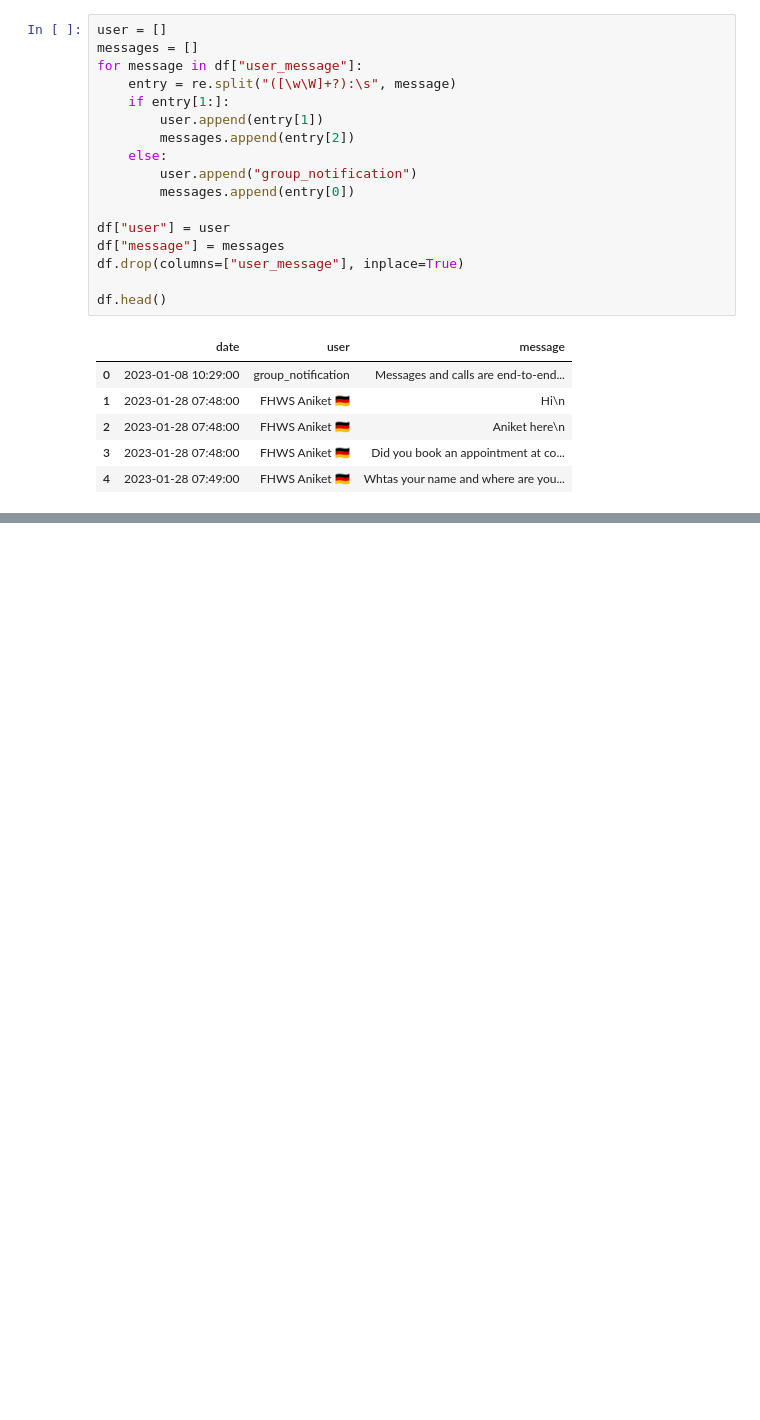
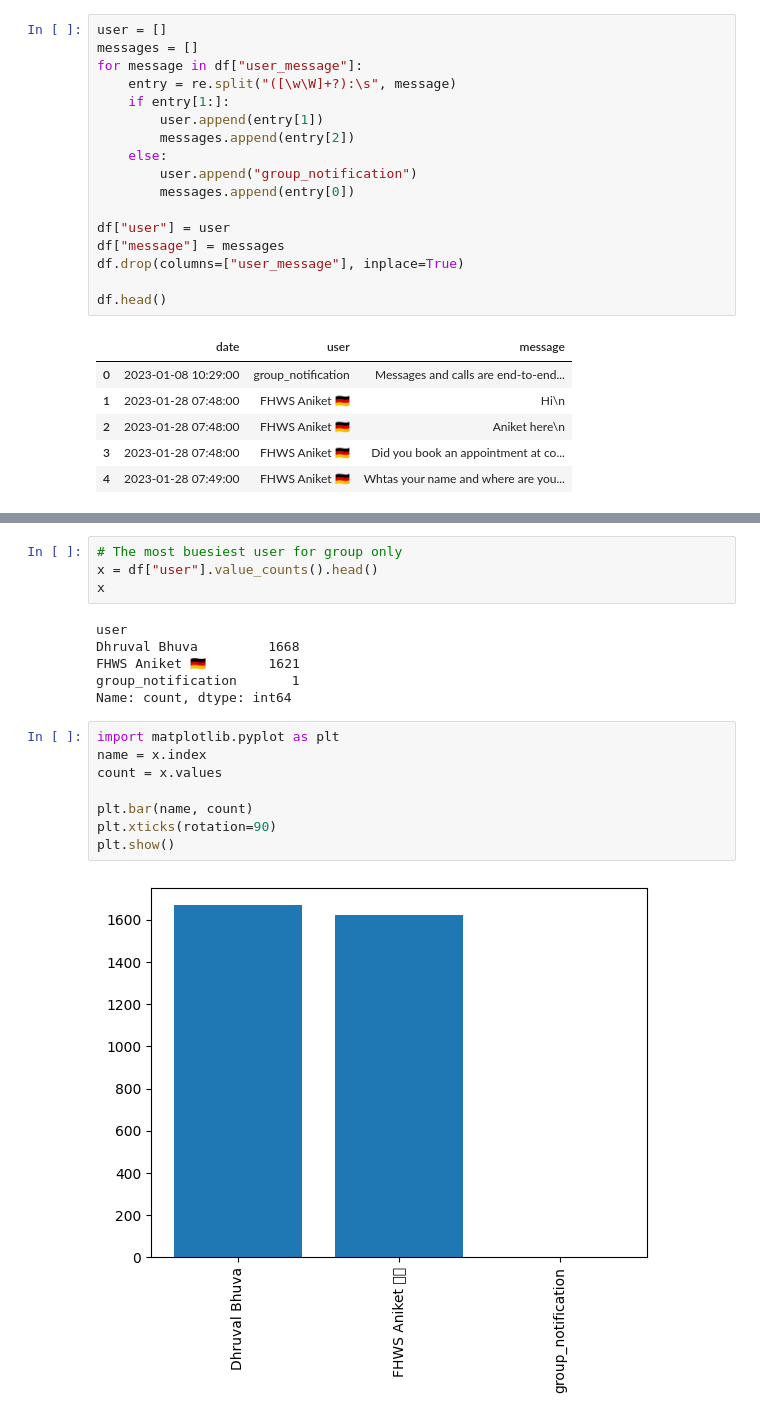
Before and after one commit to DhruvalBhuva/WS-chat-analyzer, a Jupyter notebook: notbook.ipynb, the cells around one changed output, grey strips where cells are left out. Drawn from its saved outputs; the diff is of its cells as text; blank space fills up the shorter version.

```diff
--- a/notbook.ipynb
+++ b/notbook.ipynb
@@ -80,0 +135,20 @@ df.head()
+# %%
+# The most buesiest user for group only
+x = df["user"].value_counts().head()
+x
+# %% [output]
+user
+Dhruval Bhuva         1668
+FHWS Aniket 🇩🇪        1621
+group_notification       1
+Name: count, dtype: int64
+# %%
+import matplotlib.pyplot as plt
+name = x.index
+count = x.values
+
+plt.bar(name, count)
+plt.xticks(rotation=90)
+plt.show()
+# %% [output]
+[figure, added]
```
Also changed, not shown: parts of 5 cells of this notebook.
